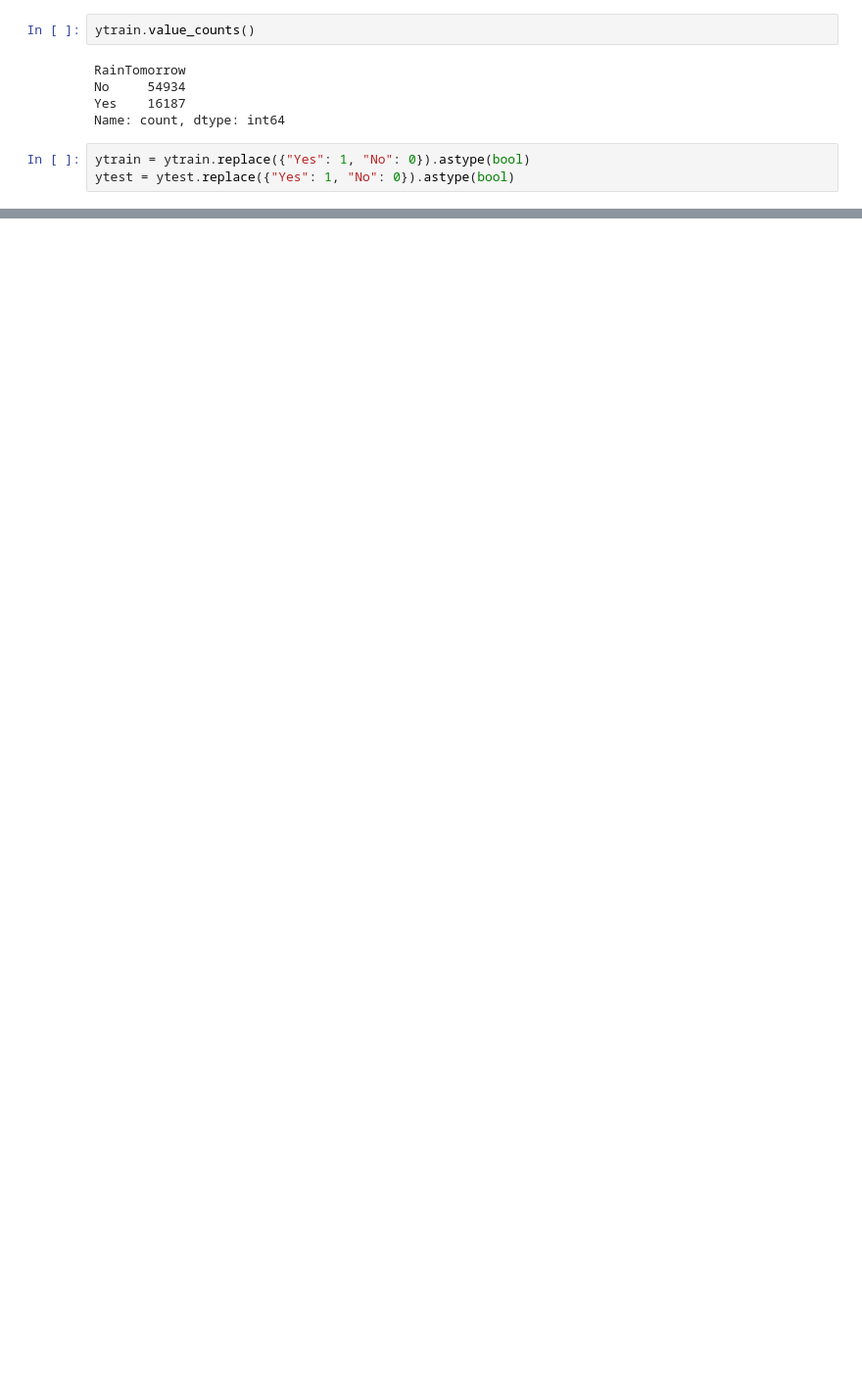
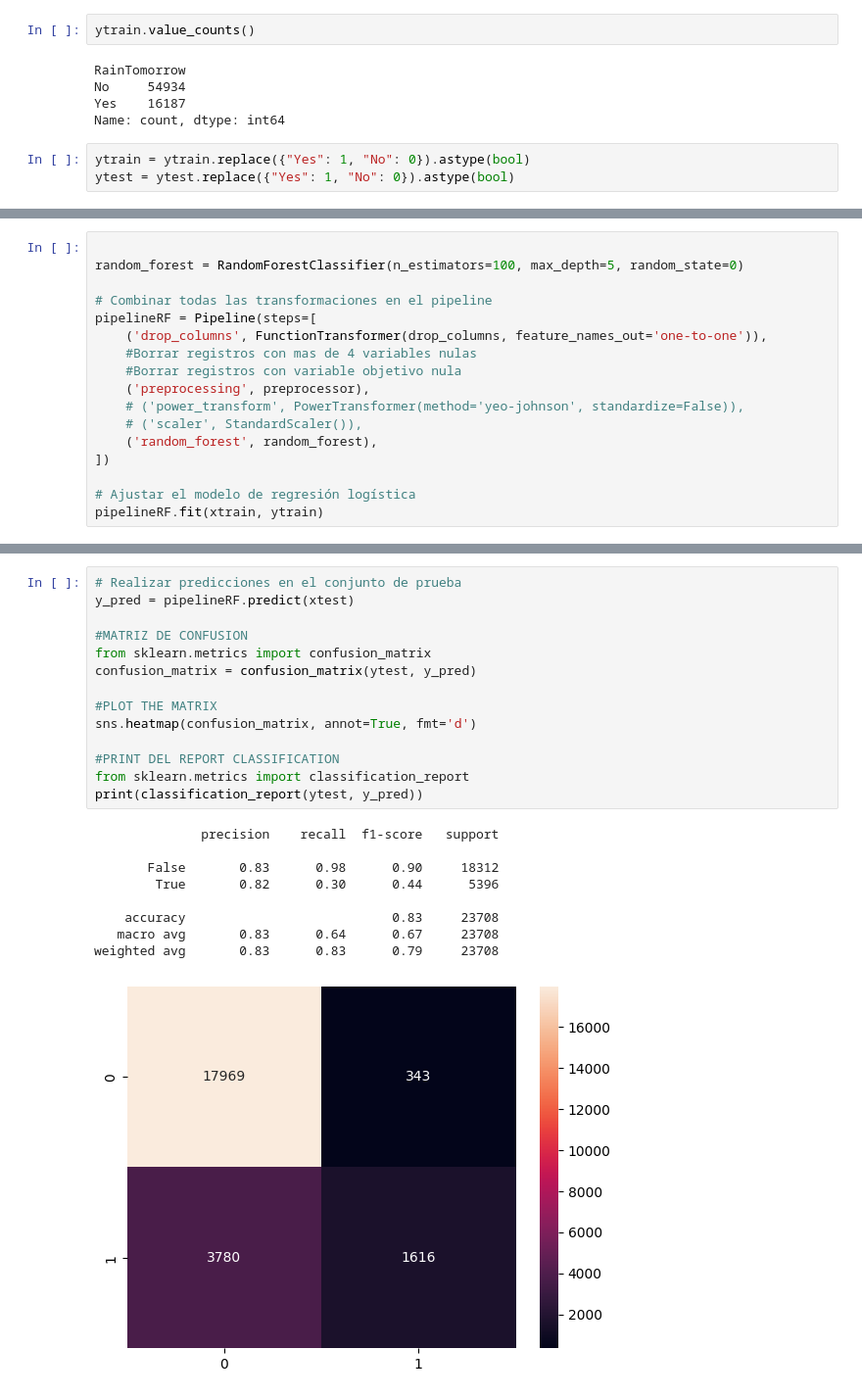
Before and after one commit to ezescordamaglia/CEIA_Analisis_de_datos, a Jupyter notebook: practica_final/TPFinal_pipeline.ipynb, the cells around one changed output, grey strips where cells are left out. Shown at 98% size. Drawn from its saved outputs; the diff is of its cells as text; blank space fills up the shorter version.

```diff
--- a/practica_final/TPFinal_pipeline.ipynb
+++ b/practica_final/TPFinal_pipeline.ipynb
@@ -899,0 +887,17 @@ weighted avg       0.84      0.85      0.84     23708
+# %%
+
+random_forest = RandomForestClassifier(n_estimators=100, max_depth=5, random_state=0)
+
+# Combinar todas las transformaciones en el pipeline
+pipelineRF = Pipeline(steps=[
+    ('drop_columns', FunctionTransformer(drop_columns, feature_names_out='one-to-one')),
+    #Borrar registros con mas de 4 variables nulas
+    #Borrar registros con variable objetivo nula
+    ('preprocessing', preprocessor),
+    # ('power_transform', PowerTransformer(method='yeo-johnson', standardize=False)),
+    # ('scaler', StandardScaler()),
+    ('random_forest', random_forest),
+])
+
+# Ajustar el modelo de regresión logística
+pipelineRF.fit(xtrain, ytrain)
@@ -899,0 +922,24 @@ weighted avg       0.84      0.85      0.84     23708
+# %%
+# Realizar predicciones en el conjunto de prueba
+y_pred = pipelineRF.predict(xtest)
+
+#MATRIZ DE CONFUSION
+from sklearn.metrics import confusion_matrix
+confusion_matrix = confusion_matrix(ytest, y_pred)
+
+#PLOT THE MATRIX
+sns.heatmap(confusion_matrix, annot=True, fmt='d')
+
+#PRINT DEL REPORT CLASSIFICATION
+from sklearn.metrics import classification_report
+print(classification_report(ytest, y_pred))
+# %% [output]
+              precision    recall  f1-score   support
+
+       False       0.83      0.98      0.90     18312
+        True       0.82      0.30      0.44      5396
+
+    accuracy                           0.83     23708
+   macro avg       0.83      0.64      0.67     23708
+weighted avg       0.83      0.83      0.79     23708
+[figure, added]
```
Also changed, not shown: parts of 12 cells of this notebook, 1 other file.
